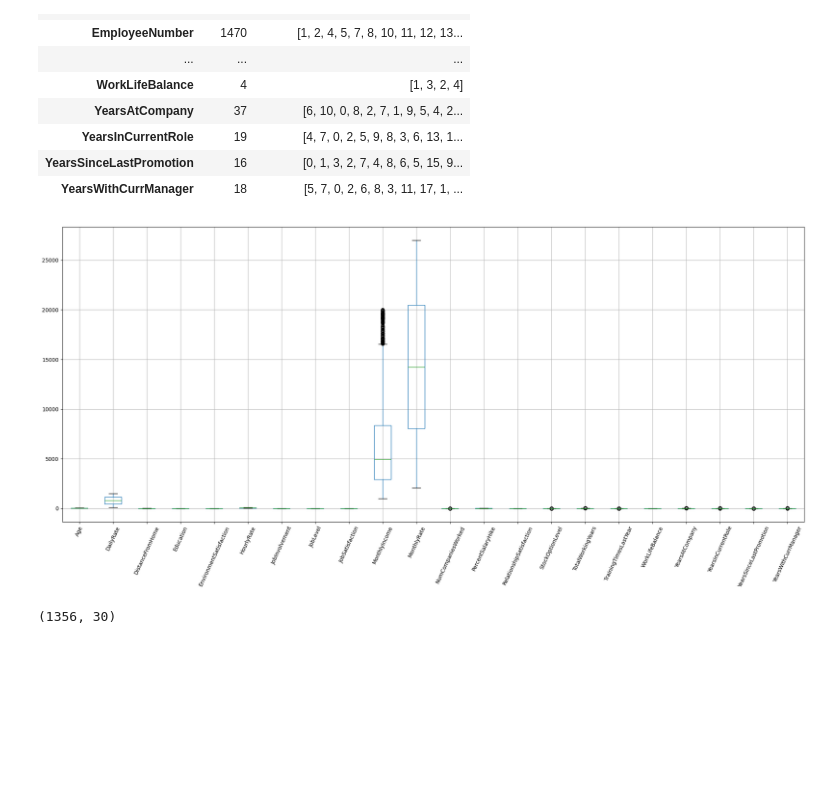
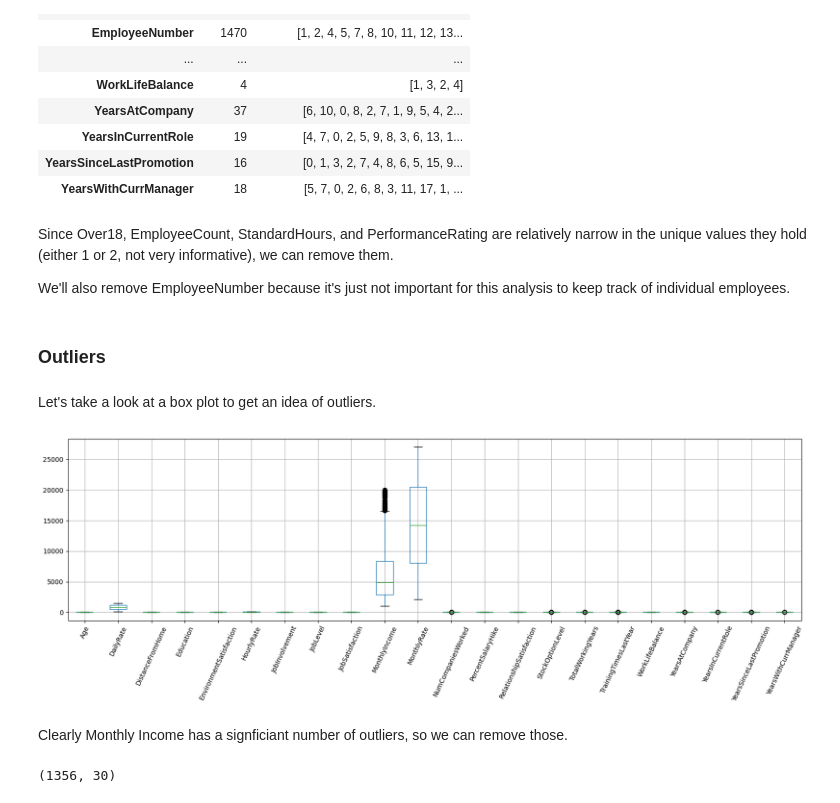
Before and after one commit to afoster8/hranalytics, a Jupyter notebook: hr.ipynb, the cells around one changed output. Drawn from its saved outputs; the diff is of its cells as text; code cells hidden in the pictures; blank space fills up the shorter version.

```diff
--- a/hr.ipynb
+++ b/hr.ipynb
@@ -80,15 +78,25 @@ data
 | YearsInCurrentRole | 19 | [4, 7, 0, 2, 5, 9, 8, 3, 6, 13, 1... |
 | YearsSinceLastPromotion | 16 | [0, 1, 3, 2, 7, 4, 8, 6, 5, 15, 9... |
 | YearsWithCurrManager | 18 | [5, 7, 0, 2, 6, 8, 3, 11, 17, 1, ... |
+# %% [markdown]
+Since Over18, EmployeeCount, StandardHours, and PerformanceRating are relatively narrow in the unique values they hold (either 1 or 2, not very informative), we can remove them.
+
+We'll also remove EmployeeNumber because it's just not important for this analysis to keep track of individual employees.
 # %%
 df.drop(['Over18', 'EmployeeCount', 'EmployeeNumber', 'StandardHours', 'PerformanceRating'],
         axis = 1, inplace=True)
+# %% [markdown]
+### Outliers
+# %% [markdown]
+Let's take a look at a box plot to get an idea of outliers.
 # %%
-df.boxplot(figsize=(25,10))
+df.boxplot(figsize=(20,5))
 plt.xticks(rotation=65)
 plt.show()
 # %% [output]
-[figure, old version]
+[figure, new version]
+# %% [markdown]
+Clearly Monthly Income has a signficiant number of outliers, so we can remove those.
 # %%
 quantile1 = df['MonthlyIncome'].quantile(0.25)
 quantile3 = df['MonthlyIncome'].quantile(0.75)
```
Also changed, not shown: parts of 47 cells of this notebook.
